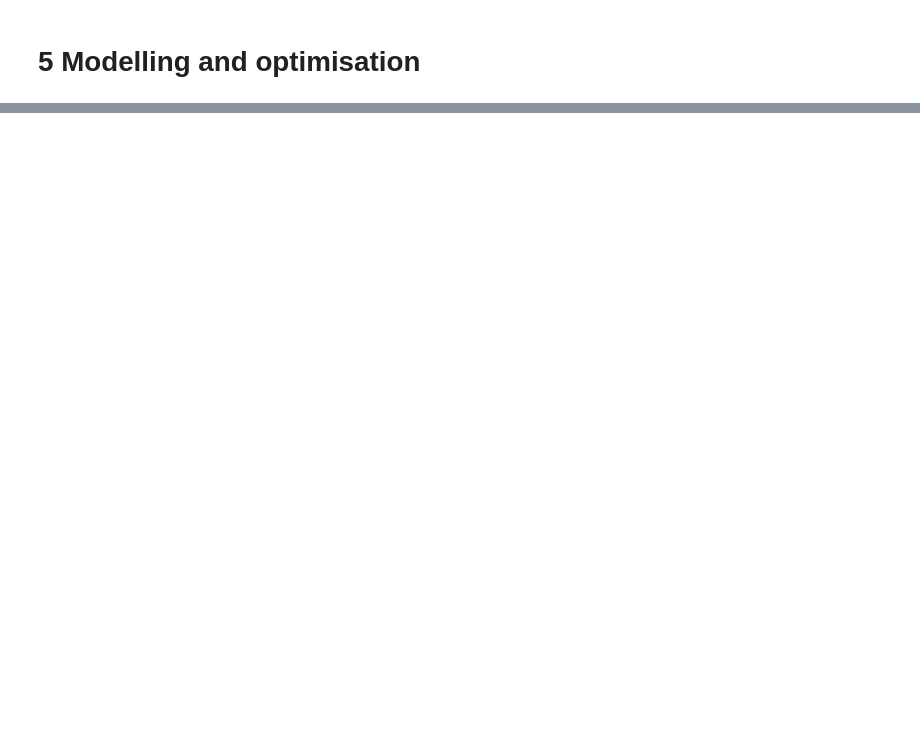
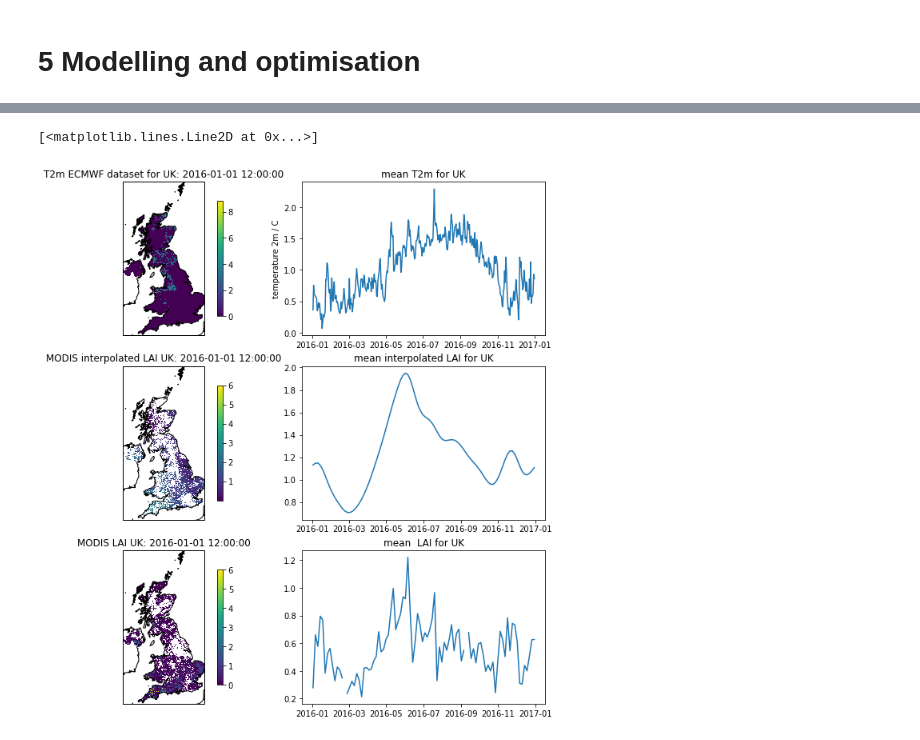
Before and after one commit to profLewis/geog0111_OLD, a Jupyter notebook: Chapter_5_Modelling_and_optimisation.ipynb, the cells around one changed output, grey strips where cells are left out. Cells and saved outputs as stored; diff of their text form; code cells hidden in the pictures; blank space fills up the shorter version.

```diff
--- a/Chapter_5_Modelling_and_optimisation.ipynb
+++ b/Chapter_5_Modelling_and_optimisation.ipynb
@@ -111,0 +170,57 @@ for year in [2016,2017]:
+# %%
+lc = 1
+
+# need 2 versions of this as datasets
+# have time stacked differently
+flc_data1 = lc_data[...,np.newaxis]
+flc_data2 = lc_data[np.newaxis,...]
+
+for d in [flc_data1,flc_data2]:
+    mask = d==lc
+    d[mask]  = 1
+    d[~mask] = 0
+# %%
+'''
+filter datasets by land cover
+'''
+interpolated_lai_ = interpolated_lai*flc_data1
+interpolated_lai_[interpolated_lai_==0] = np.nan
+lai_ = lai*flc_data1
+lai_[lai==0] = np.nan
+temp2_ = temp2*flc_data2
+temp2_[temp2==0] = np.nan
+
+plt.figure(figsize=(12,12))
+ax = plt.subplot ( 3, 2, 1 ,projection=ccrs.Sinusoidal.MODIS)
+ax.coastlines('10m')
+ax.set_title(f'T2m ECMWF dataset for {country_code}: {str(t2data["timer"][0])}')
+im = ax.imshow((temp2_)[0],extent=extent)
+plt.colorbar(im,shrink=0.75)
+
+ax = plt.subplot ( 3, 2, 3 ,projection=ccrs.Sinusoidal.MODIS)
+ax.coastlines('10m')
+ax.set_title(f'MODIS interpolated LAI {country_code}: {str(t2data["timer"][0])}')
+im = plt.imshow(interpolated_lai_[:,:,0],vmax=6,extent=extent)
+plt.colorbar(im,shrink=0.75)
+
+ax = plt.subplot ( 3, 2, 5 ,projection=ccrs.Sinusoidal.MODIS)
+ax.coastlines('10m')
+ax.set_title(f'MODIS LAI {country_code}: {str(t2data["timer"][0])}')
+im = plt.imshow((lai_)[:,:,0],vmax=6,extent=extent)
+plt.colorbar(im,shrink=0.75)
+
+plt.subplot ( 3, 2, 2 )
+plt.title(f'mean T2m for {country_code}')
+plt.plot(timer,np.nanmean(temp2_,axis=(1,2)))
+plt.ylabel('temperature 2m / C')
+plt.subplot ( 3,2, 4 )
+plt.title(f'mean interpolated LAI for {country_code}')
+mean = np.nanmean(interpolated_lai_,axis=(0,1))
+plt.plot(timer[::4],mean)
+plt.subplot ( 3,2, 6 )
+plt.title(f'mean  LAI for {country_code}')
+mean = np.nanmean(lai_,axis=(0,1))
+plt.plot(timer[::4],mean)
+# %% [output]
+[<matplotlib.lines.Line2D at 0x...>]
+[figure, added]
```
Also changed, not shown: parts of 14 cells of this notebook, 6 other files.
